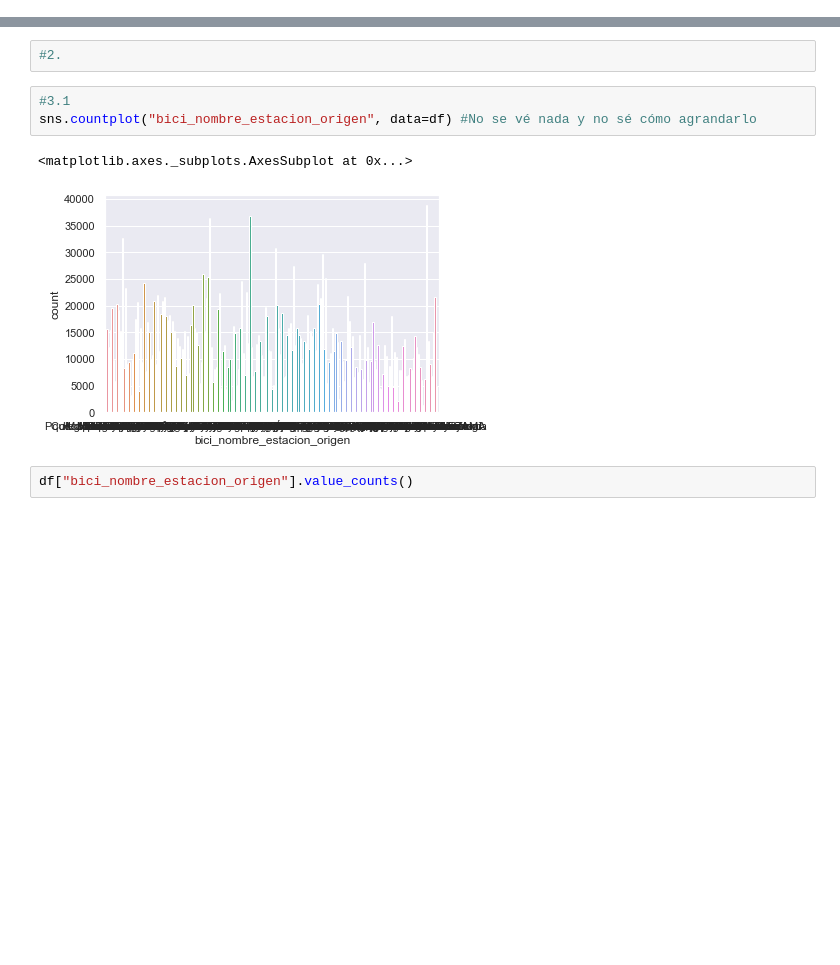
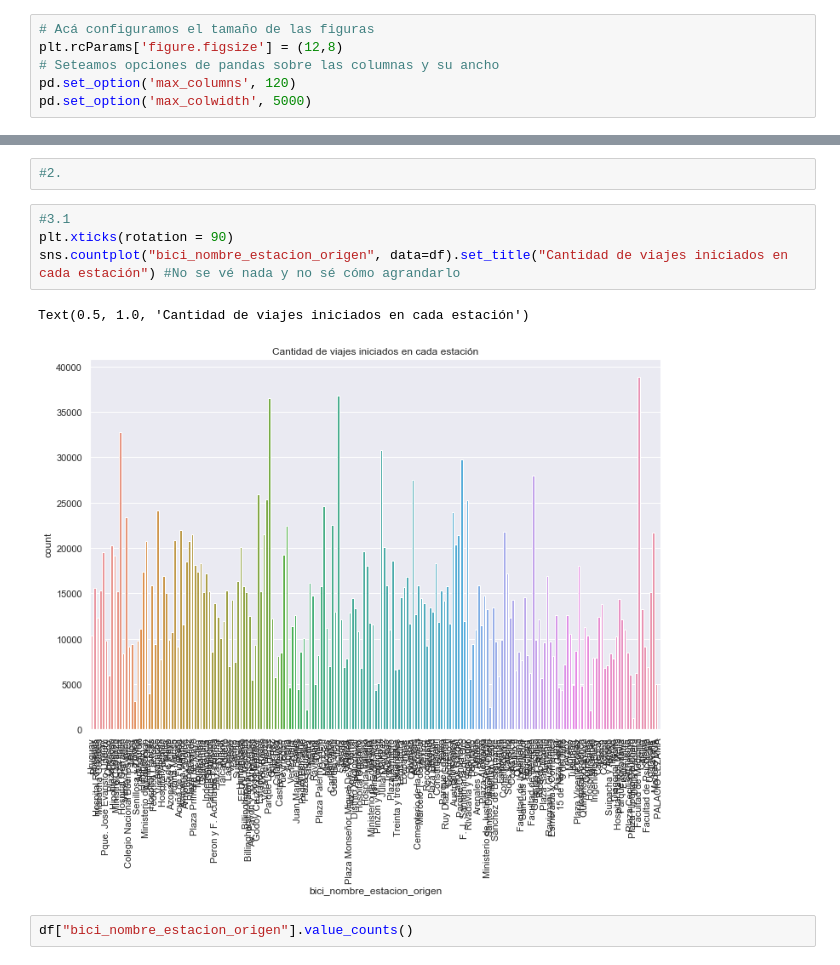
Before and after one commit to fpaterson/Acamica-Data-Science, a Jupyter notebook: Presentación personal/Presentación personal, dataset bicis.ipynb, the cells around one changed output, grey strips where cells are left out. Saved outputs shown, nothing was run; the diff lists cells and outputs as text; blank space fills up the shorter version.

Commit message:
Gráficos: título y tamaño más grande

```diff
--- a/Presentación personal/Presentación personal, dataset bicis.ipynb
+++ b/Presentación personal/Presentación personal, dataset bicis.ipynb
@@ -20,6 +20,12 @@ import numpy as np
 import matplotlib.pyplot as plt
 %matplotlib inline
 import seaborn as sns
+# %%
+# Acá configuramos el tamaño de las figuras
+plt.rcParams['figure.figsize'] = (12,8)
+# Seteamos opciones de pandas sobre las columnas y su ancho
+pd.set_option('max_columns', 120)
+pd.set_option('max_colwidth', 5000)
 # %%
 df = pd.read_csv("dataset/recorridos-realizados-2018.csv", parse_dates = ["bici_Fecha_hora_retiro", "bici_tiempo_uso"])
 # %% [markdown]
@@ -125,10 +131,11 @@ Text(0.5, 1.0, 'Usuario según sexo')
 #2.
 # %%
 #3.1
-sns.countplot("bici_nombre_estacion_origen", data=df) #No se vé nada y no sé cómo agrandarlo
+plt.xticks(rotation = 90)
+sns.countplot("bici_nombre_estacion_origen", data=df).set_title("Cantidad de viajes iniciados en cada estación") #No se vé nada y no sé cómo agrandarlo
 # %% [output]
-<matplotlib.axes._subplots.AxesSubplot at 0x...>
+Text(0.5, 1.0, 'Cantidad de viajes iniciados en cada estación')
-[figure, old version]
+[figure, new version]
 # %%
 df["bici_nombre_estacion_origen"].value_counts()
 # %% [output]
```
Also changed, not shown: parts of 3 cells of this notebook, 1 other file.
